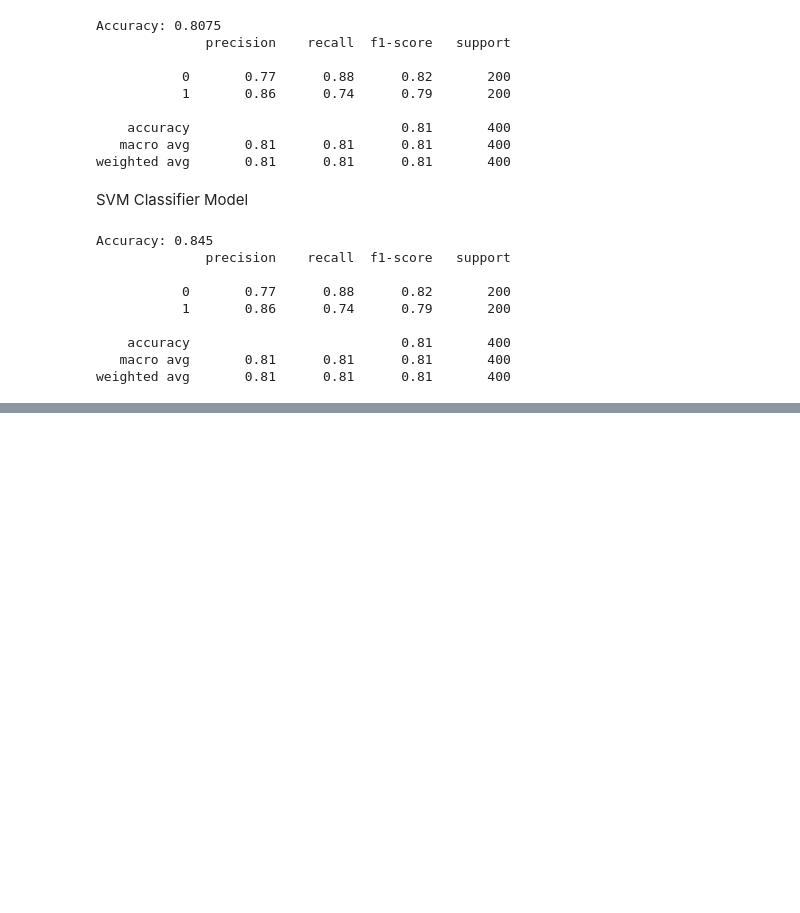
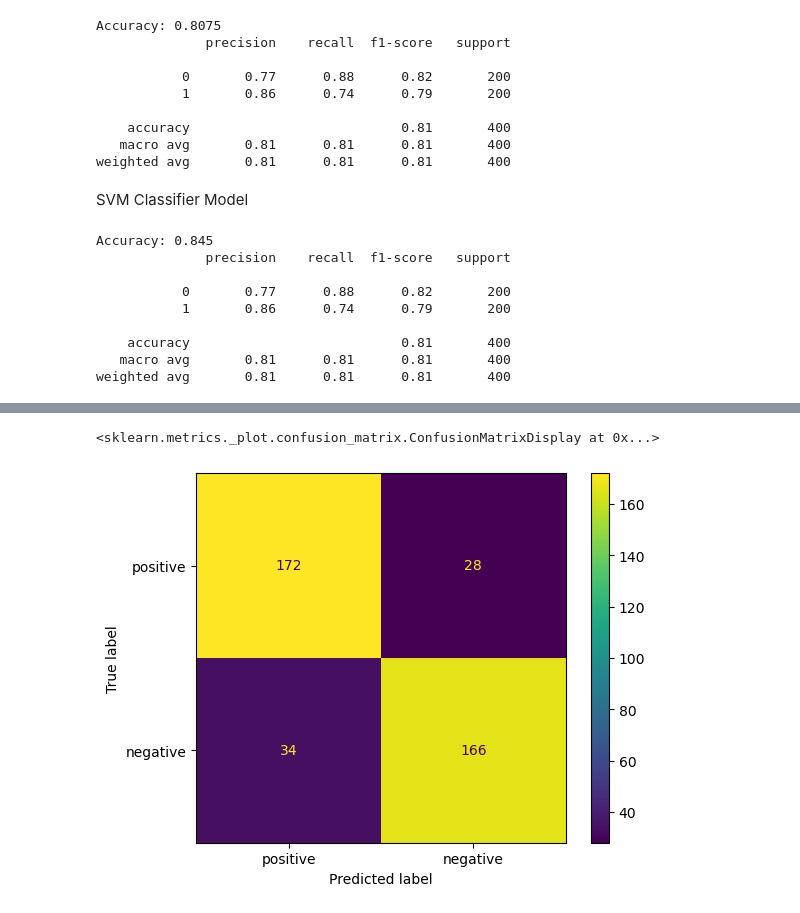
Before and after one commit to Noureenaboarab/Movie-Review-Sentiment-Analysis, a Jupyter notebook: Movie Review Sentiment Analysis.ipynb, the cells around one changed output, grey strips where cells are left out. Saved outputs shown, nothing was run; the diff lists cells and outputs as text; code cells hidden in the pictures; blank space fills up the shorter version.

Commit message:
adding Confusion matrix and wordcloud visualization

```diff
--- a/Movie Review Sentiment Analysis.ipynb
+++ b/Movie Review Sentiment Analysis.ipynb
@@ -230,3 +230,13 @@ Positive Review
 
 Sentence: The special effects were impressive, but the pacing felt off.
 Negative Review
+# %%
+import matplotlib.pyplot as plt
+import seaborn as sns
+from sklearn.metrics import confusion_matrix
+
+display = ConfusionMatrixDisplay( confusion_matrix = cm, display_labels=['positive','negative'])
+display.plot()
+# %% [output]
+<sklearn.metrics._plot.confusion_matrix.ConfusionMatrixDisplay at 0x...>
+[figure, added]
```
Also changed, not shown: parts of 2 cells of this notebook.
